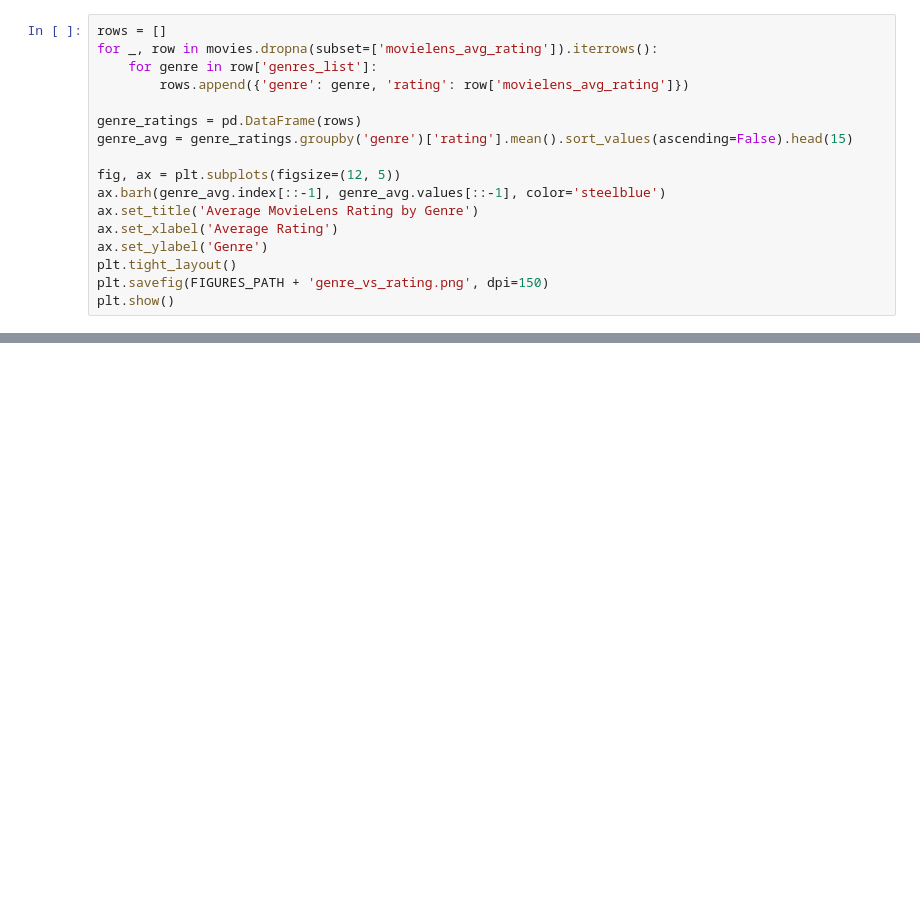
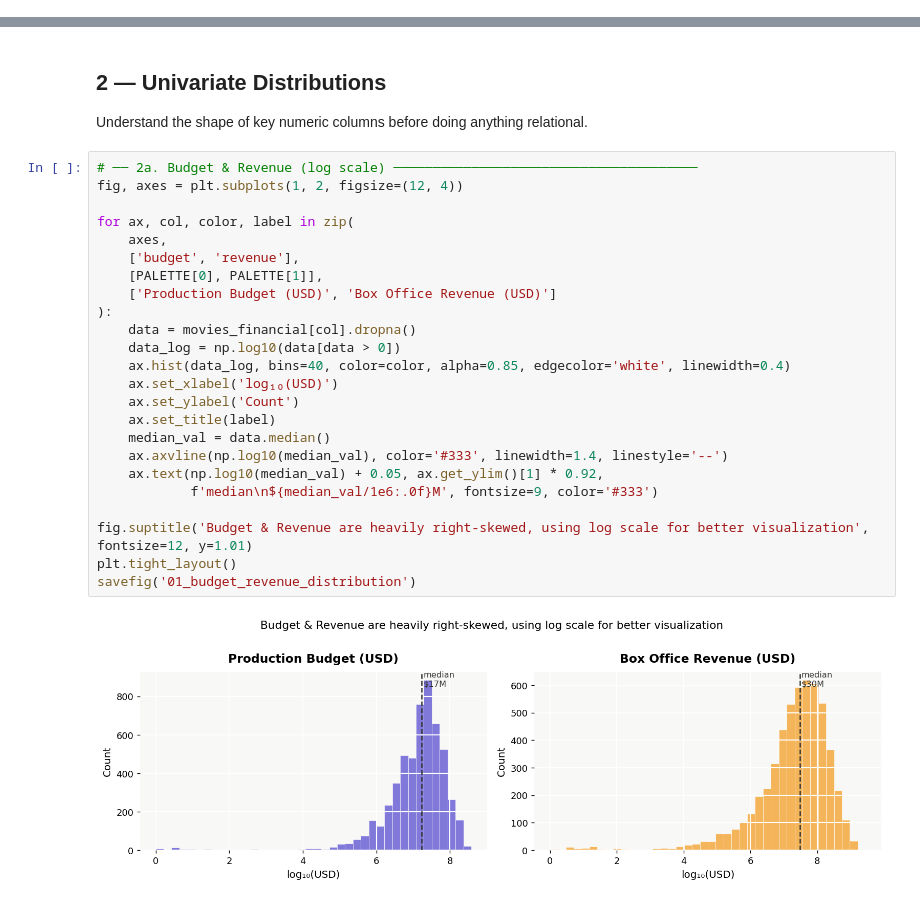
Before and after one commit to com-480-data-visualization/com-480-project-XLB, a Jupyter notebook: eda/eda.ipynb, the cells around one changed output, grey strips where cells are left out. Cells and saved outputs as stored; diff of their text form; blank space fills up the shorter version.

```diff
--- a/eda/eda.ipynb
+++ b/eda/eda.ipynb
@@ -232,17 +0,0 @@ plt.show()
-# %%
-rows = []
-for _, row in movies.dropna(subset=['movielens_avg_rating']).iterrows():
-    for genre in row['genres_list']:
-        rows.append({'genre': genre, 'rating': row['movielens_avg_rating']})
-
-genre_ratings = pd.DataFrame(rows)
-genre_avg = genre_ratings.groupby('genre')['rating'].mean().sort_values(ascending=False).head(15)
-
-fig, ax = plt.subplots(figsize=(12, 5))
-ax.barh(genre_avg.index[::-1], genre_avg.values[::-1], color='steelblue')
-ax.set_title('Average MovieLens Rating by Genre')
-ax.set_xlabel('Average Rating')
-ax.set_ylabel('Genre')
-plt.tight_layout()
-plt.savefig(FIGURES_PATH + 'genre_vs_rating.png', dpi=150)
-plt.show()
@@ -250,0 +89,29 @@ plt.show()
+# %% [markdown]
+## 2 — Univariate Distributions
+Understand the shape of key numeric columns before doing anything relational.
+# %%
+# ── 2a. Budget & Revenue (log scale) ───────────────────────────────────────
+fig, axes = plt.subplots(1, 2, figsize=(12, 4))
+
+for ax, col, color, label in zip(
+    axes,
+    ['budget', 'revenue'],
+    [PALETTE[0], PALETTE[1]],
+    ['Production Budget (USD)', 'Box Office Revenue (USD)']
+):
+    data = movies_financial[col].dropna()
+    data_log = np.log10(data[data > 0])
+    ax.hist(data_log, bins=40, color=color, alpha=0.85, edgecolor='white', linewidth=0.4)
+    ax.set_xlabel('log₁₀(USD)')
+    ax.set_ylabel('Count')
+    ax.set_title(label)
+    median_val = data.median()
+    ax.axvline(np.log10(median_val), color='#333', linewidth=1.4, linestyle='--')
+    ax.text(np.log10(median_val) + 0.05, ax.get_ylim()[1] * 0.92,
+            f'median\n${median_val/1e6:.0f}M', fontsize=9, color='#333')
+
+fig.suptitle('Budget & Revenue are heavily right-skewed, using log scale for better visualization', fontsize=12, y=1.01)
+plt.tight_layout()
+savefig('01_budget_revenue_distribution')
+# %% [output]
+[figure, added]
```
Also changed, not shown: parts of 51 cells of this notebook, 34 other files.
